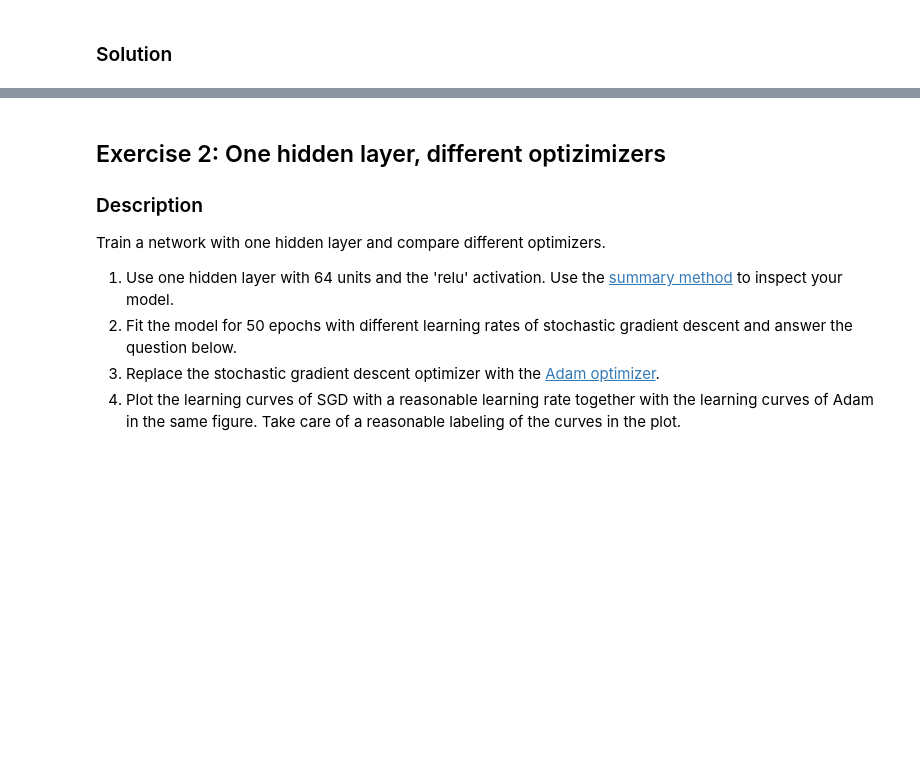
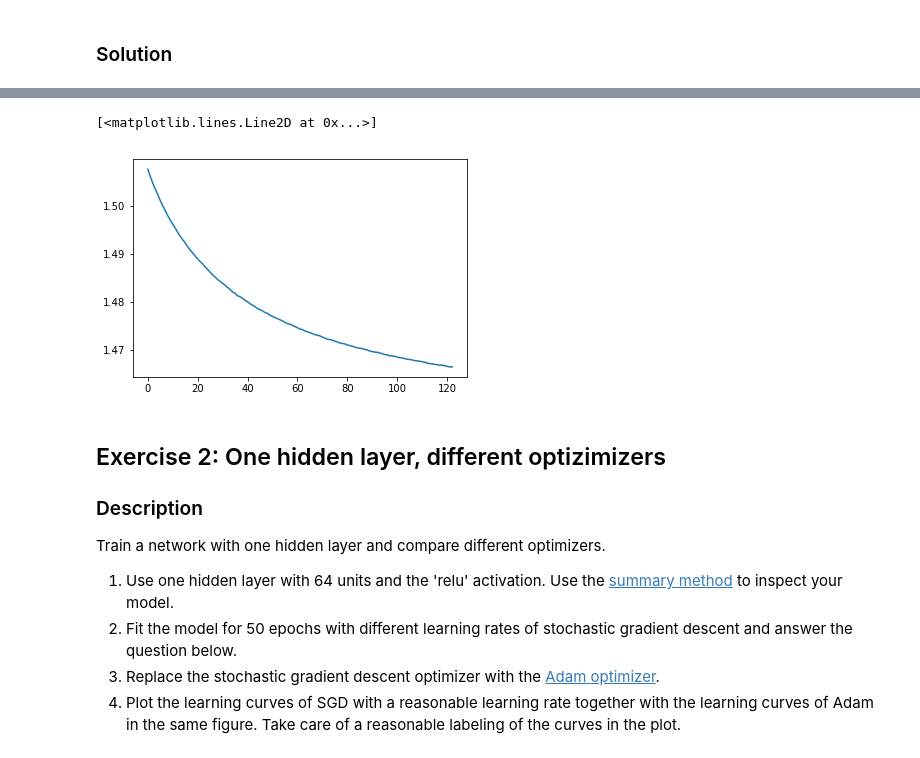
Before and after one commit to lguillain/Artificial-Neural-Networks, a Jupyter notebook: miniproject1/miniproject1_Olesya.ipynb, the cells around one changed output, grey strips where cells are left out. Cells and saved outputs as stored; diff of their text form; code cells hidden in the pictures; blank space fills up the shorter version.

```diff
--- a/miniproject1/miniproject1_Olesya.ipynb
+++ b/miniproject1/miniproject1_Olesya.ipynb
@@ -208,3 +237,8 @@ Hints:
+# %%
+plt.plot(losses_no_hl)
+# %% [output]
+[<matplotlib.lines.Line2D at 0x...>]
+[figure, added]
 # %% [markdown]
 ## Exercise 2: One hidden layer, different optizimizers
 ### Description
```
Also changed, not shown: parts of 29 cells of this notebook, 2 other files.
